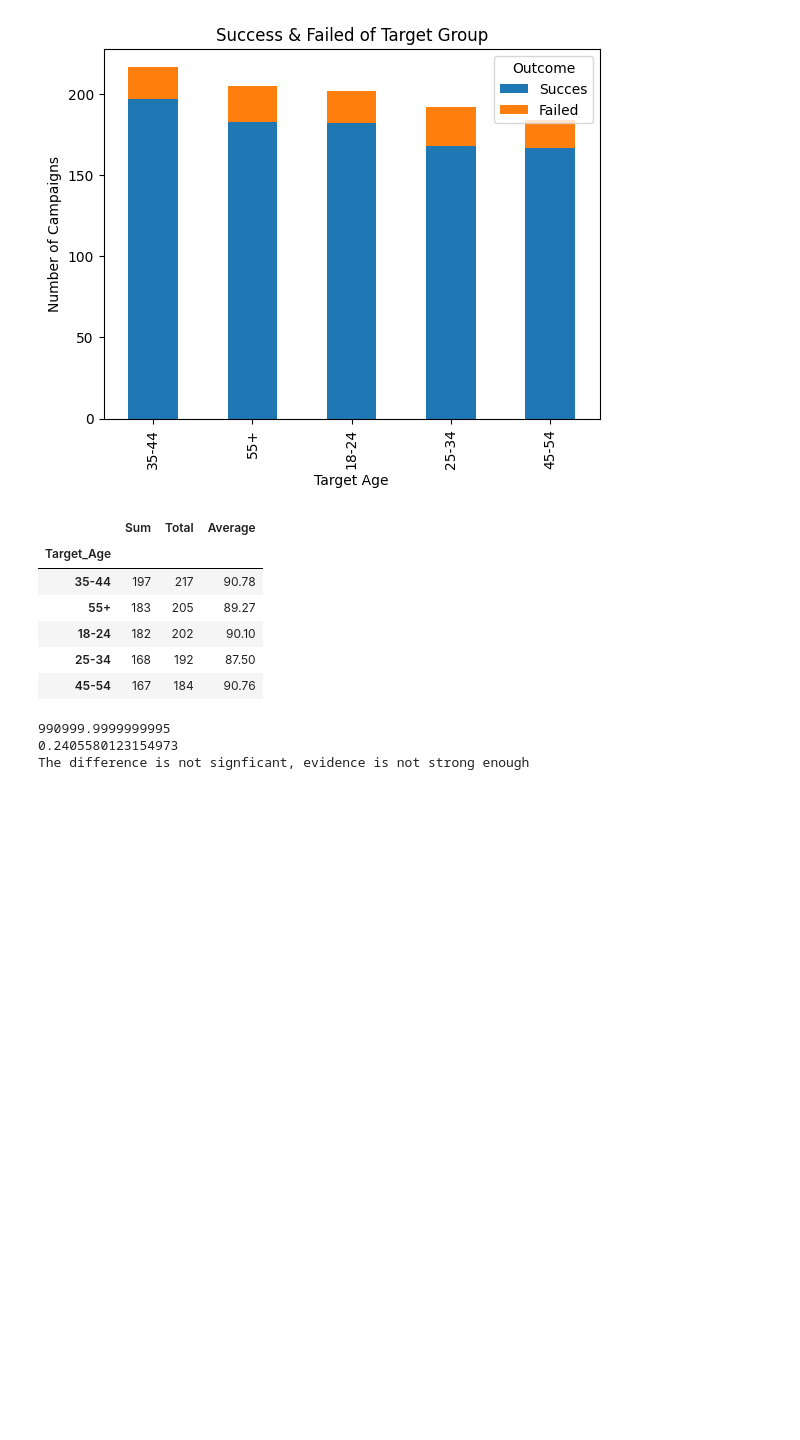
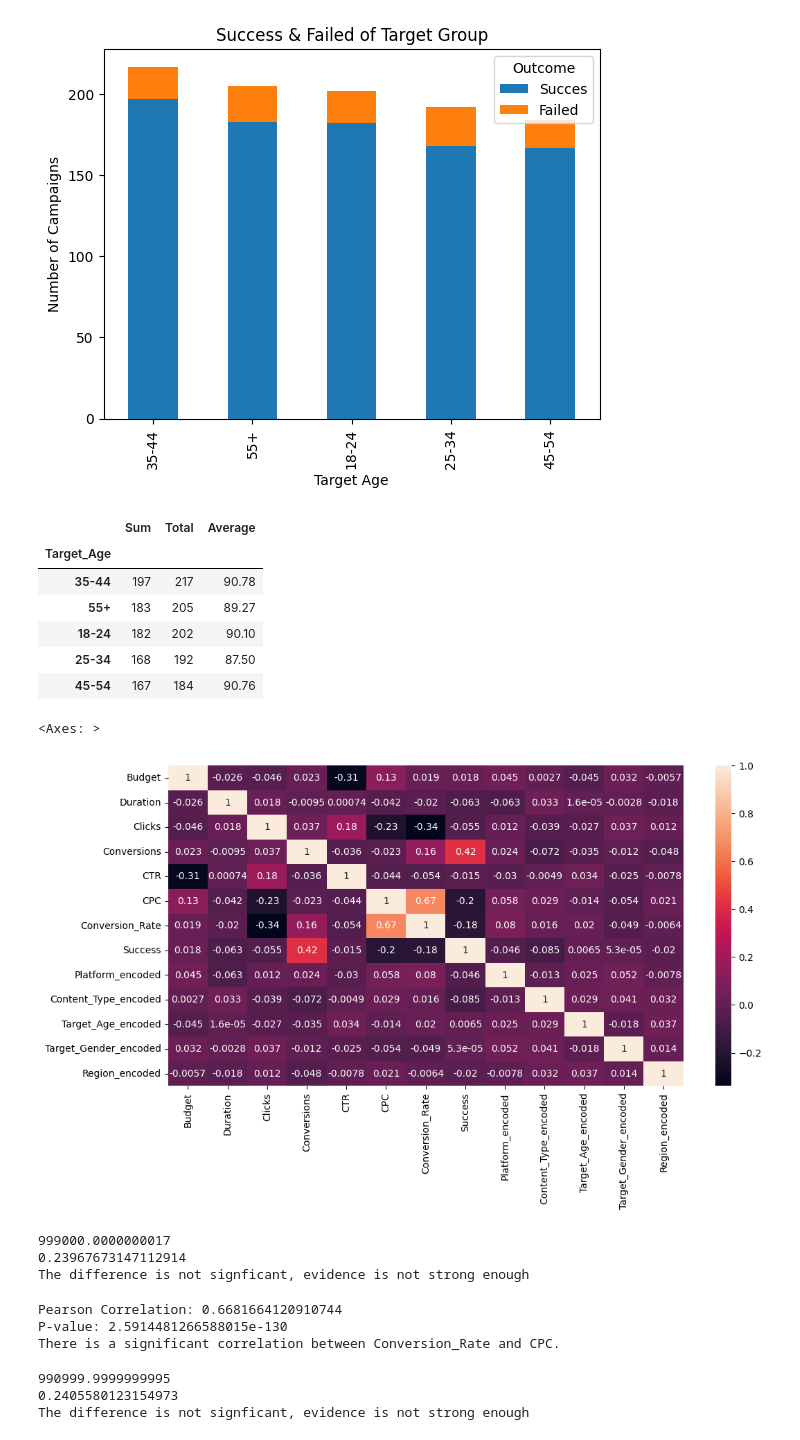
Before and after one commit to AnrieS/marketing_campaign_analysis, a Jupyter notebook: marketing_campaign_analysis.ipynb, the cells around one changed output. Saved outputs shown, nothing was run; the diff lists cells and outputs as text; code cells hidden in the pictures; blank space fills up the shorter version.

```diff
--- a/marketing_campaign_analysis.ipynb
+++ b/marketing_campaign_analysis.ipynb
@@ -336,6 +327,48 @@ target_age_succcess_grouped
 | 18-24 | 182 | 202 | 90.10 |
 | 25-34 | 168 | 192 | 87.50 |
 | 45-54 | 167 | 184 | 90.76 |
+# %%
+numeric_df = df.drop(columns=["Campaign_ID"]).select_dtypes(include=["number"])
+
+correlation_matrix = numeric_df.corr()
+# %%
+plt.figure(figsize=(12, 6))
+
+sns.heatmap(correlation_matrix, annot=True)
+# %% [output]
+<Axes: >
+[figure, added]
+# %%
+cpc_conversion_rate = df.groupby(['Conversion_Rate', 'CPC']).size().unstack().fillna(0)
+
+
+chi2, p, dof, expected = stats.chi2_contingency(cpc_conversion_rate)
+
+print(chi2)
+print(p)
+
+if p < 0.05:
+    print("The difference is signficant")
+else:
+    print("The difference is not signficant, evidence is not strong enough")
+# %% [output]
+999000.0000000017
+0.23967673147112914
+The difference is not signficant, evidence is not strong enough
+# %%
+correlation, p_value = stats.pearsonr(df['Conversion_Rate'], df['CPC'])
+
+print(f"Pearson Correlation: {correlation}")
+print(f"P-value: {p_value}")
+
+if p_value < 0.05:
+    print("There is a significant correlation between Conversion_Rate and CPC.")
+else:
+    print("There is no significant correlation between Conversion_Rate and CPC.")
+# %% [output]
+Pearson Correlation: 0.6681664120910744
+P-value: 2.5914481266588015e-130
+There is a significant correlation between Conversion_Rate and CPC.
 # %%
 ctr_budget_grouped = df.groupby(['CTR', 'Budget']).size().unstack().fillna(0)
 
```
Also changed, not shown: parts of 6 cells of this notebook.
